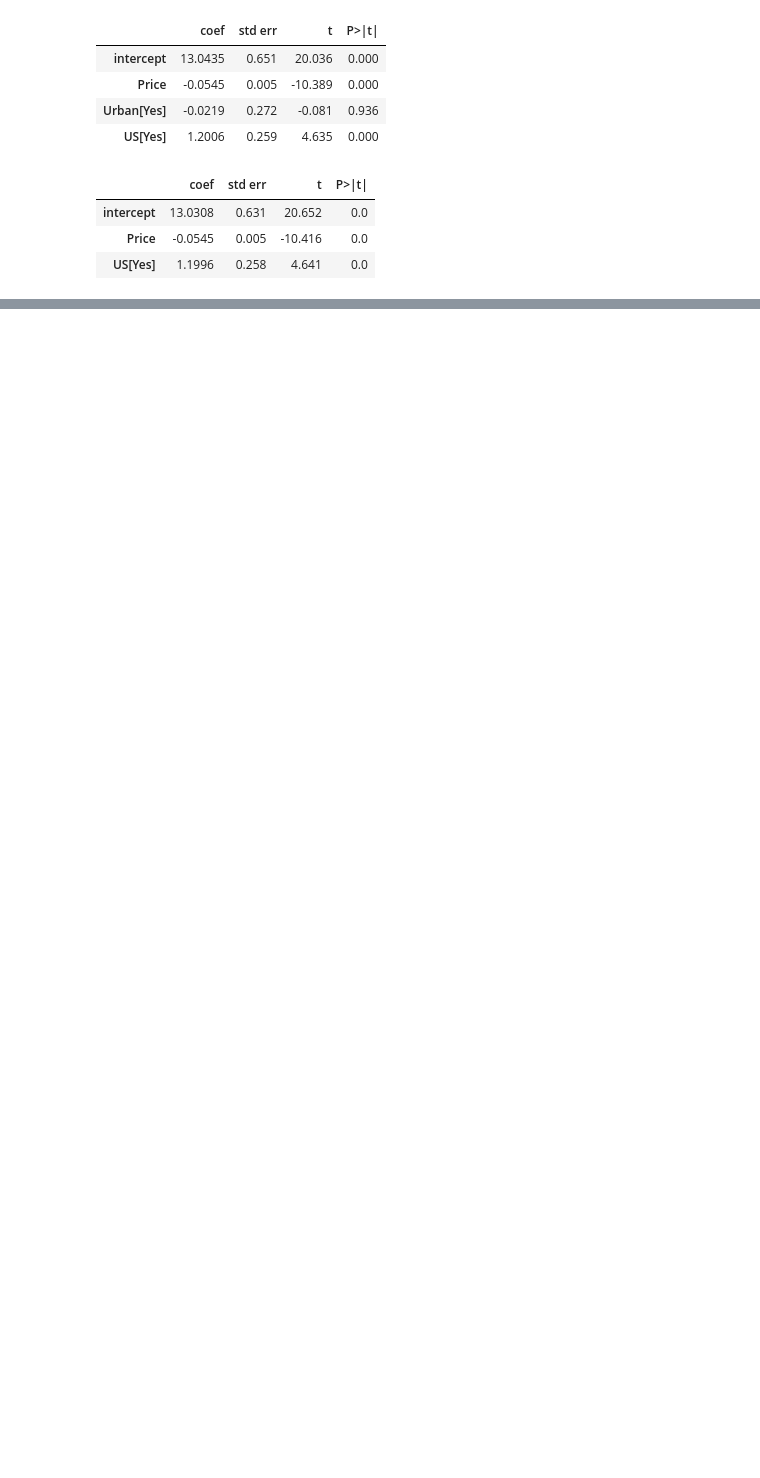
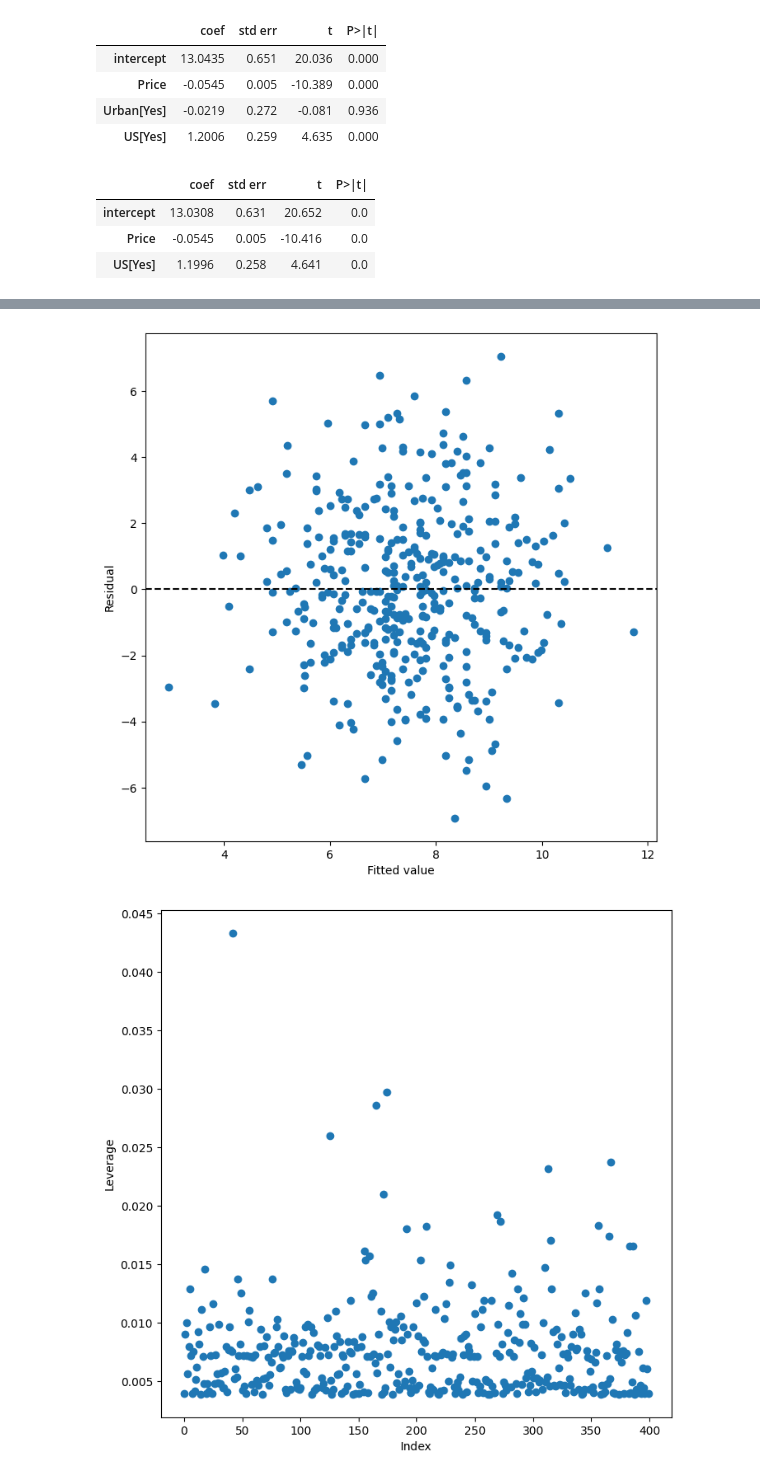
Before and after one commit to lucasdoherty/islp, a Jupyter notebook: chapter_3/exercise_10.ipynb, the cells around one changed output, grey strips where cells are left out. Drawn from its saved outputs; the diff is of its cells as text; code cells hidden in the pictures; blank space fills up the shorter version.

```diff
--- a/chapter_3/exercise_10.ipynb
+++ b/chapter_3/exercise_10.ipynb
@@ -78,0 +104,25 @@ summarize(results_2)
+# %%
+# (h) Is there evidence of outliers or high leverage observations in the
+# model from (e)?
+
+ax = plt.subplots(figsize=(8, 8))[1]
+ax.scatter(results_2.fittedvalues, results.resid)
+ax.set_xlabel('Fitted value')
+ax.set_ylabel('Residual')
+ax.axhline(0, c='k', ls='--')
+plt.show()
+
+infl = results_2.get_influence()
+ax = plt.subplots(figsize=(8,8))[1]
+ax.scatter(np.arange(X.shape[0]), infl.hat_matrix_diag)
+ax.set_xlabel('Index')
+ax.set_ylabel('Leverage')
+np.argmax(infl.hat_matrix_diag)
+plt.show()
+
+# There do not appear to be any notable outliers in the data. However,
+# there does appear to be a notable high leverage observation towards the
+# left side of the x-axis in the second plot.
+# %% [output]
+[figure, added]
+[figure, added]
```
Also changed, not shown: parts of 4 cells of this notebook, 1 other file.
